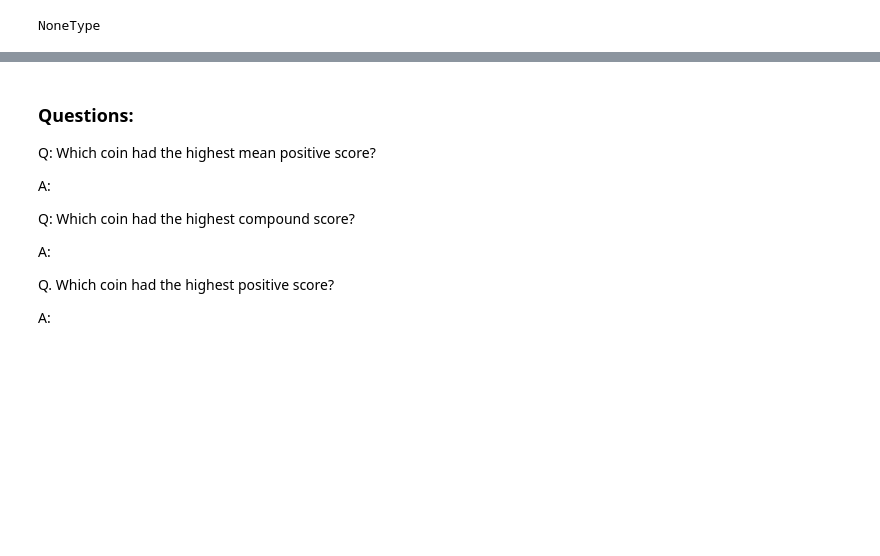
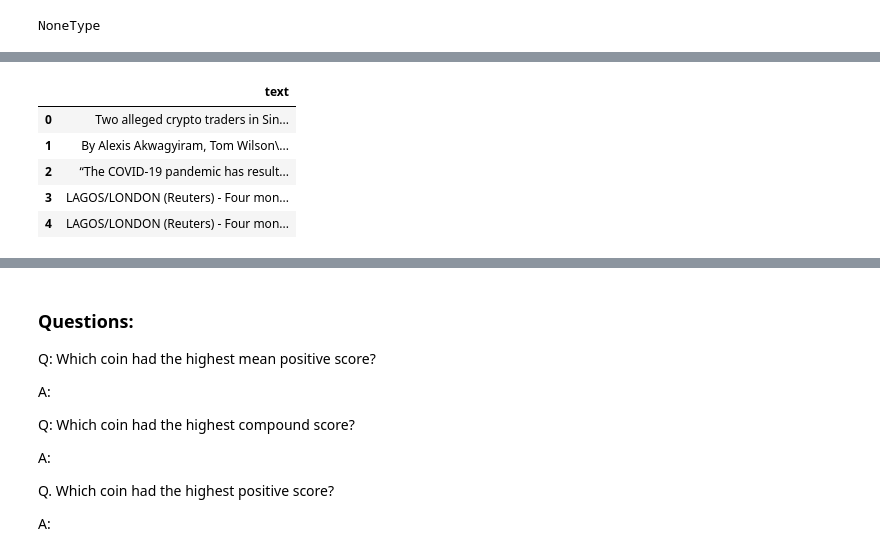
Before and after one commit to coderdc13/natural_language_processing, a Jupyter notebook: crypto_sentiment-sat_1031.ipynb, the cells around one changed output, grey strips where cells are left out. Cells and saved outputs as stored; diff of their text form; code cells hidden in the pictures; blank space fills up the shorter version.

```diff
--- a/crypto_sentiment-sat_0101.ipynb
+++ b/crypto_sentiment-sat_1031.ipynb
@@ -101,0 +107,12 @@ articles with Ethereum: 1422
+# %%
+# trying to make dataframe for each topic
+bitcoin_df = make_df(bitcoin_articles['articles'])
+bitcoin_df.dropna(inplace=True)
+bitcoin_df.head()
+# %% [output]
+|  | text |
+| 0 | Two alleged crypto traders in Sin... |
+| 1 | By Alexis Akwagyiram, Tom Wilson\... |
+| 2 | “The COVID-19 pandemic has result... |
+| 3 | LAGOS/LONDON (Reuters) - Four mon... |
+| 4 | LAGOS/LONDON (Reuters) - Four mon... |
```
Also changed, not shown: parts of 37 cells of this notebook.
